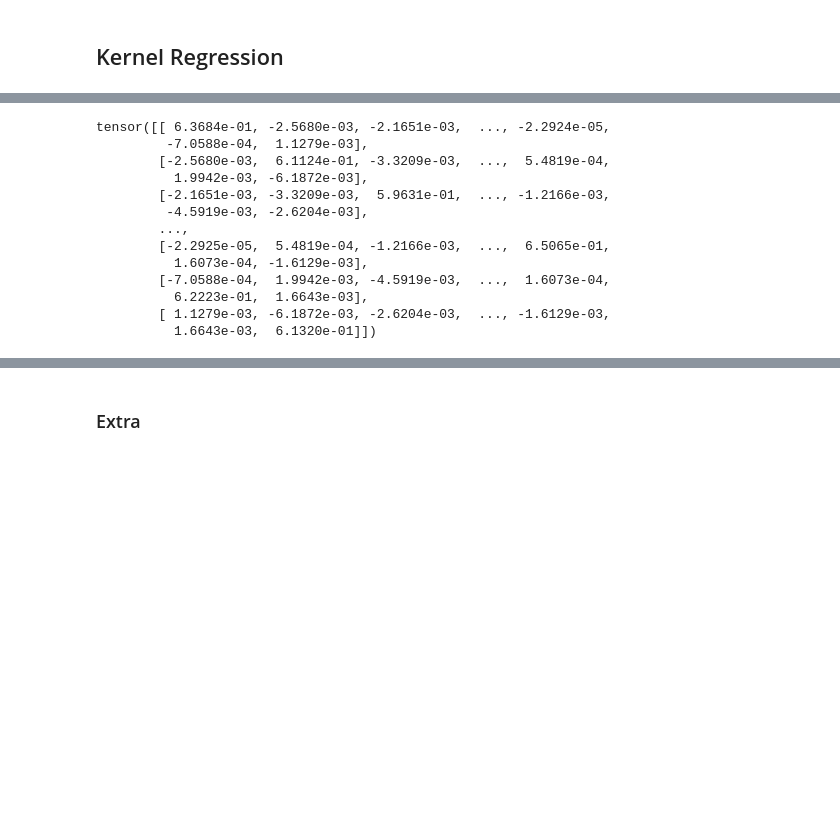
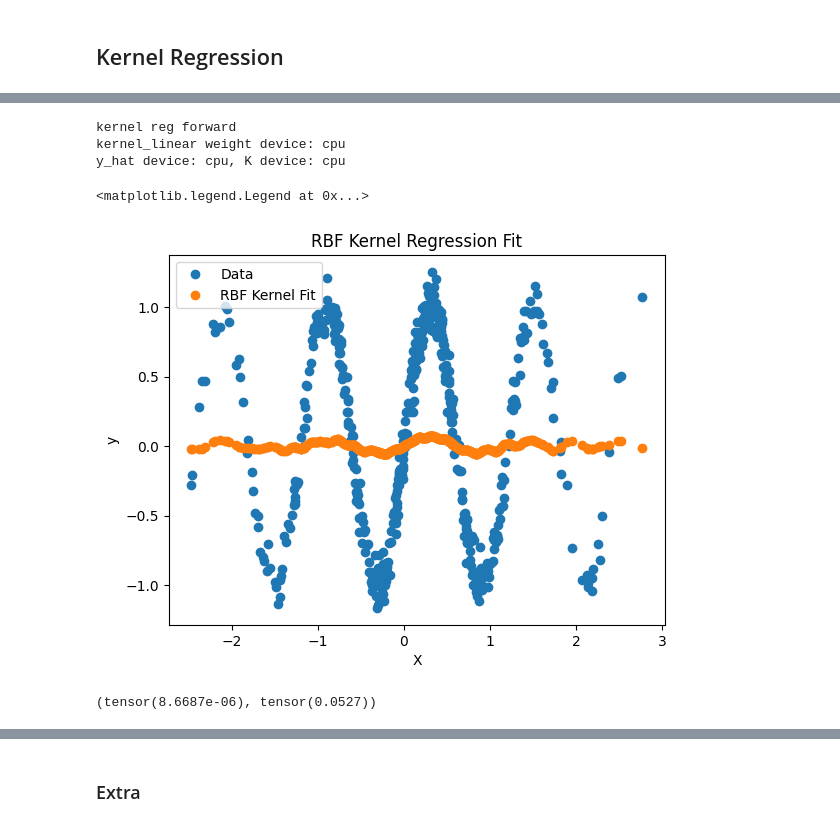
Before and after one commit to jrudoler/estimating-implicit-regularization, a Jupyter notebook: learn-inductive-bias.ipynb, the cells around one changed output, grey strips where cells are left out. Drawn from its saved outputs; the diff is of its cells as text; code cells hidden in the pictures; blank space fills up the shorter version.

Commit message:
Notebook refactoring. Added diagonal matrix estimation along with known linear bias term. Currently leading to unresolved cuda/cpu tensor mismatch in the backwards pass (but not forwards)

```diff
--- a/learn-inductive-bias.ipynb
+++ b/learn-inductive-bias.ipynb
@@ -1269,0 +168,9 @@ Run summary:
+# %%
+# sinusoidal data
+torch.manual_seed(56)
+N = 500
+p = 1 # input dimension / number of features
+X = torch.randn(N, p)
+betas = 3 * torch.randn(p)
+y = torch.sin(X @ betas) + 0.1 * torch.randn(N)
+dm_sin = FullBatchDataModule(X, y, num_workers=3)
@@ -1270,18 +264,26 @@ Run summary:
+# %%
+# plot the data and the RBF kernel regression fit
+import matplotlib.pyplot as plt
+
+plt.plot(X[:, 0], y, 'o', label='Data')
+plt.plot(X[:, 0], rbf_kernel_reg(X).detach().numpy(), 'o', label='RBF Kernel Fit')
+plt.title('RBF Kernel Regression Fit')
+plt.xlabel('X')
+plt.ylabel('y')
+plt.legend()
+# %% [output]
+kernel reg forward
+kernel_linear weight device: cpu
+y_hat device: cpu, K device: cpu
+<matplotlib.legend.Legend at 0x...>
+[figure, added]
 # %%
 K = rbf_kernel_torch(X, X)
-Q_kernel = compute_Q_matrix(K, k, eps, jit=1e-5)
-print(Q_kernel)
+assert torch.isfinite(K).all()
+alpha = rbf_kernel_reg.kernel_linear.weight.detach().view(-1)
+# Q_kernel = compute_Q_matrix(K, k, eps, jit=None)
+# print(Q_kernel)
-# %% [output]
-tensor([[ 6.3684e-01, -2.5680e-03, -2.1651e-03,  ..., -2.2924e-05,
-         -7.0588e-04,  1.1279e-03],
-        [-2.5680e-03,  6.1124e-01, -3.3209e-03,  ...,  5.4819e-04,
-          1.9942e-03, -6.1872e-03],
-        [-2.1651e-03, -3.3209e-03,  5.9631e-01,  ..., -1.2166e-03,
-         -4.5919e-03, -2.6204e-03],
-        ...,
-        [-2.2925e-05,  5.4819e-04, -1.2166e-03,  ...,  6.5065e-01,
-          1.6073e-04, -1.6129e-03],
-        [-7.0588e-04,  1.9942e-03, -4.5919e-03,  ...,  1.6073e-04,
-          6.2223e-01,  1.6643e-03],
-        [ 1.1279e-03, -6.1872e-03, -2.6204e-03,  ..., -1.6129e-03,
-          1.6643e-03,  6.1320e-01]])
+# %%
+alpha.abs().min(), alpha.abs().max()
+# %% [output]
+(tensor(8.6687e-06), tensor(0.0527))
```
Also changed, not shown: parts of 54 cells of this notebook, 43 other files.
